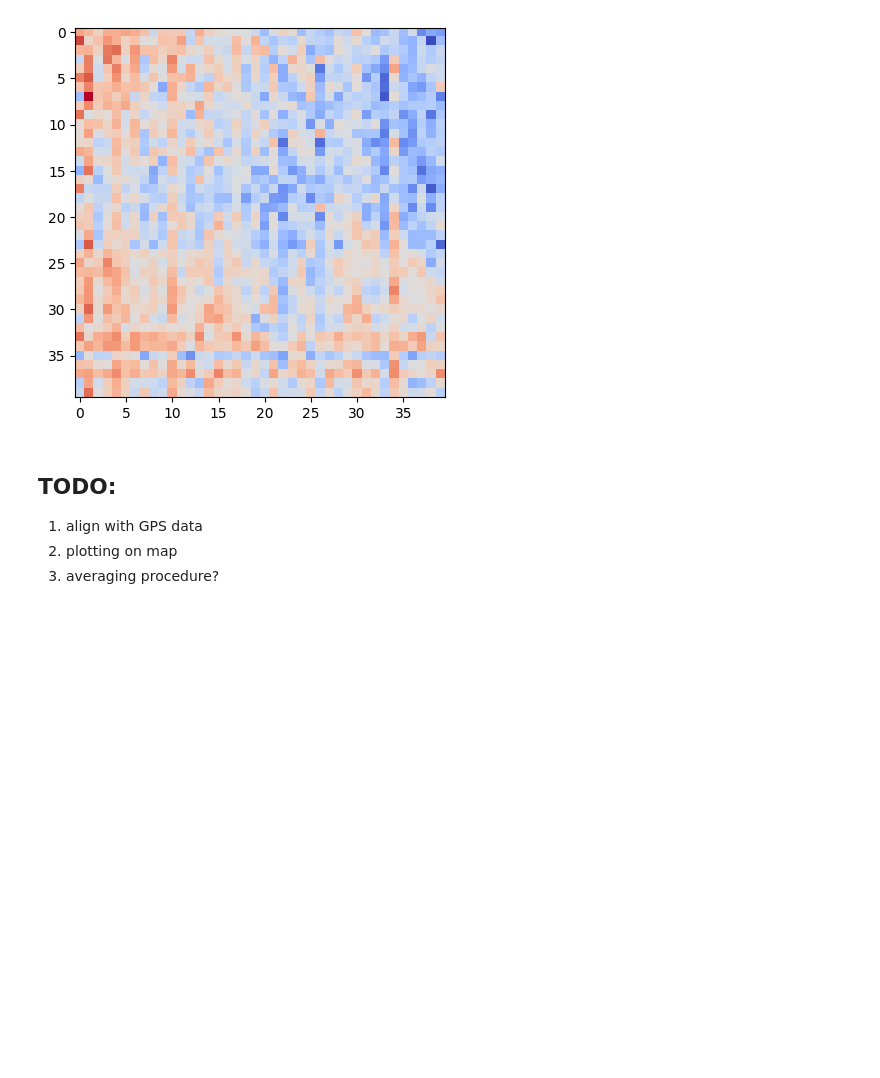
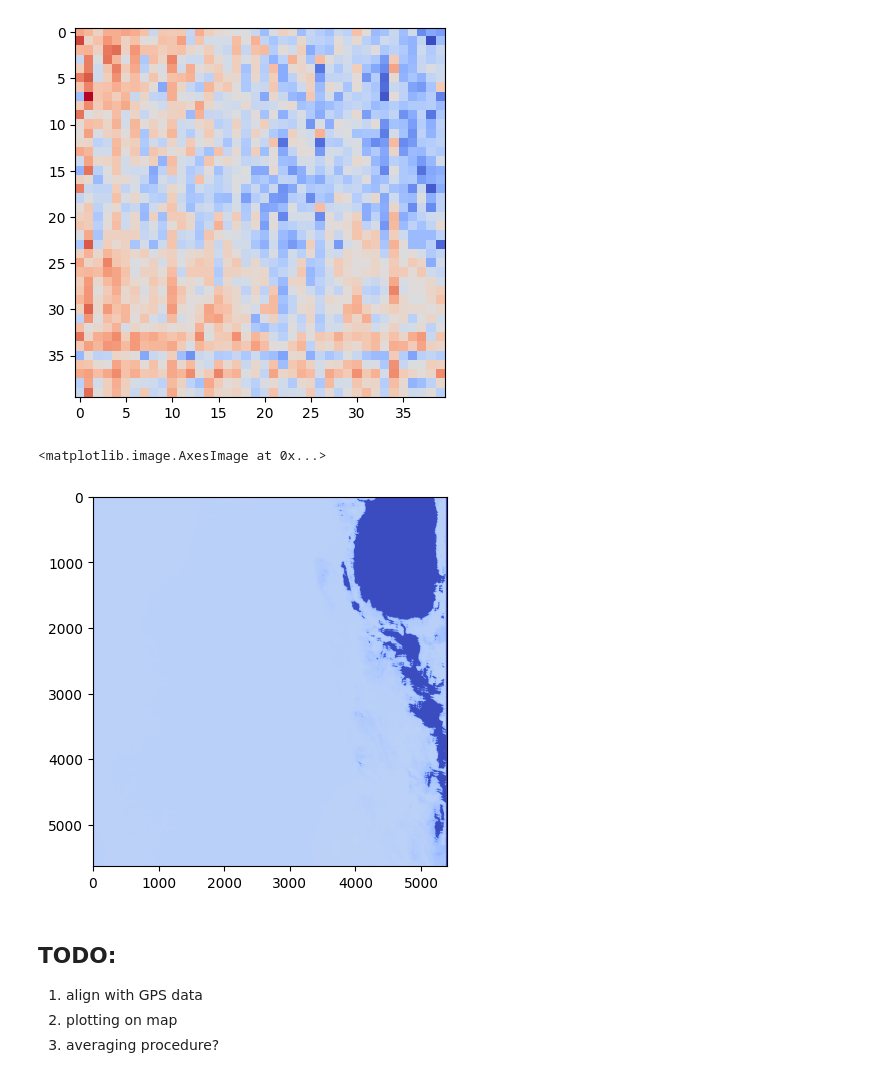
Before and after one commit to b-fa-ce/future_proofing_cities, a Jupyter notebook: notebooks/notebook.ipynb, the cells around one changed output. Saved outputs shown, nothing was run; the diff lists cells and outputs as text; code cells hidden in the pictures; blank space fills up the shorter version.

```diff
--- a/notebooks/notebook.ipynb
+++ b/notebooks/notebook.ipynb
@@ -398,6 +453,11 @@ plt.imshow(np.array(lst)[2000:2040,2000:2040], cmap = 'coolwarm')
 # %% [output]
 <matplotlib.image.AxesImage at 0x...>
 [figure]
+# %%
+plt.imshow(np.array(lst), cmap = 'coolwarm')
+# %% [output]
+<matplotlib.image.AxesImage at 0x...>
+[figure, added]
 # %% [markdown]
 ## TODO:
 1. align with GPS data
```
Also changed, not shown: parts of 9 cells of this notebook, 1 other file.
